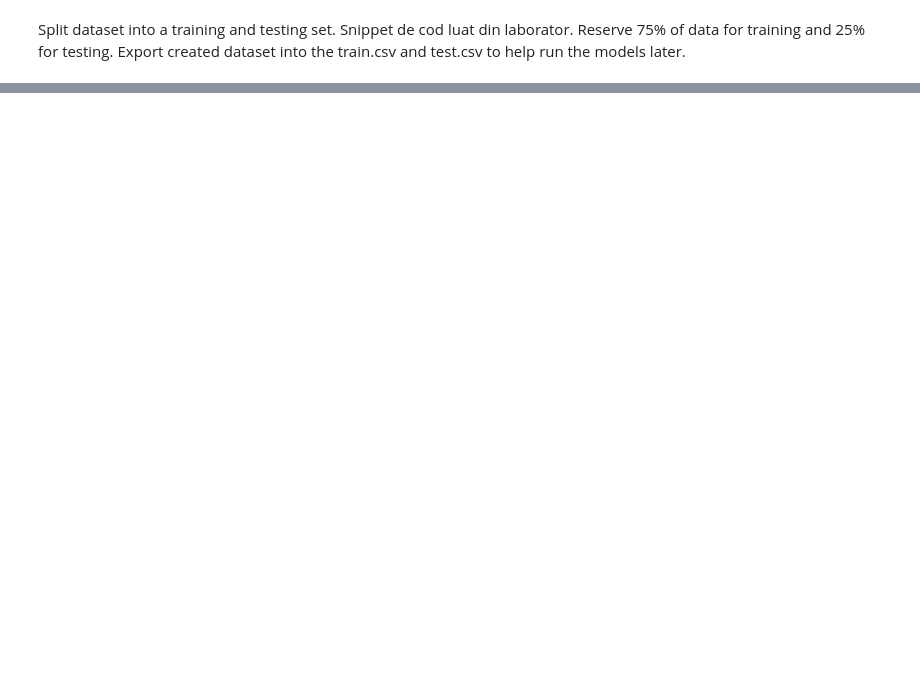
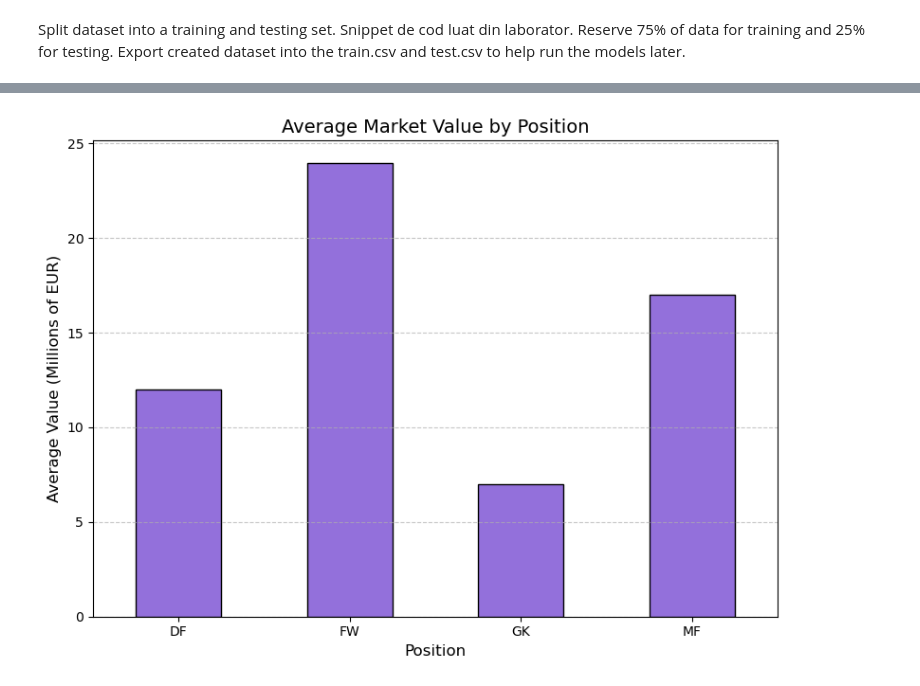
Before and after one commit to Dimitrescu-Robert/data-learning-in-python, a Jupyter notebook: 2026wc-player-market/main.ipynb, the cells around one changed output, grey strips where cells are left out. Saved outputs shown, nothing was run; the diff lists cells and outputs as text; code cells hidden in the pictures; blank space fills up the shorter version.

```diff
--- a/2026wc-player-market/main.ipynb
+++ b/2026wc-player-market/main.ipynb
@@ -200,0 +311,23 @@ Training set data dimension: (597, 10)
+# %%
+position_avg = players_df.groupby('Position', observed=False)['Current MV'].mean() / 1000000
+
+# Plot directly using pandas
+position_avg.plot(
+    kind='bar',
+    figsize=(8, 6),
+    color='mediumpurple',
+    edgecolor='black'
+)
+
+plt.title('Average Market Value by Position', fontsize=14)
+plt.xlabel('Position', fontsize=12)
+plt.ylabel('Average Value (Millions of EUR)', fontsize=12)
+
+# Keep the X-axis labels flat instead of rotated
+plt.xticks(rotation=0)
+plt.grid(axis='y', linestyle='--', alpha=0.7)
+
+plt.tight_layout()
+plt.show()
+# %% [output]
+[figure, added]
```
Also changed, not shown: parts of 16 cells of this notebook, 2 other files.
